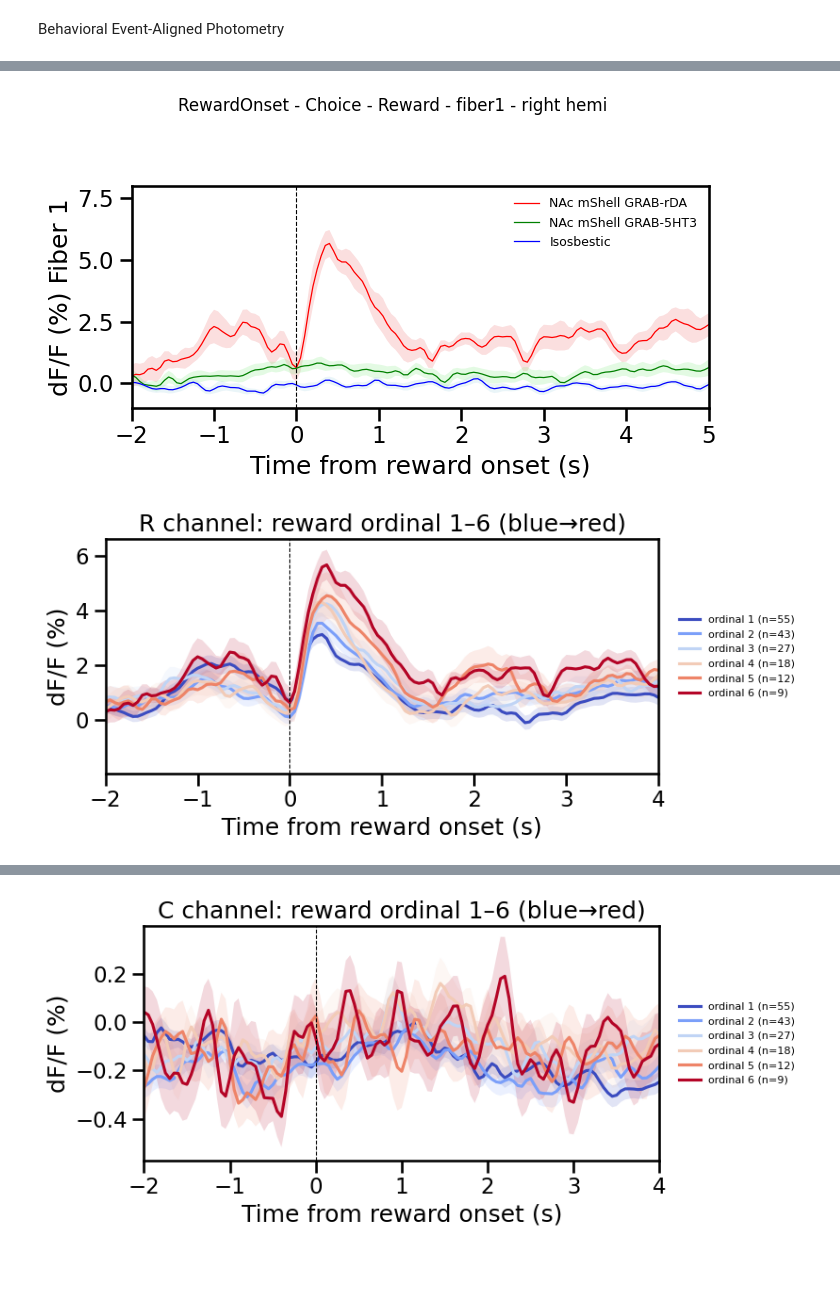
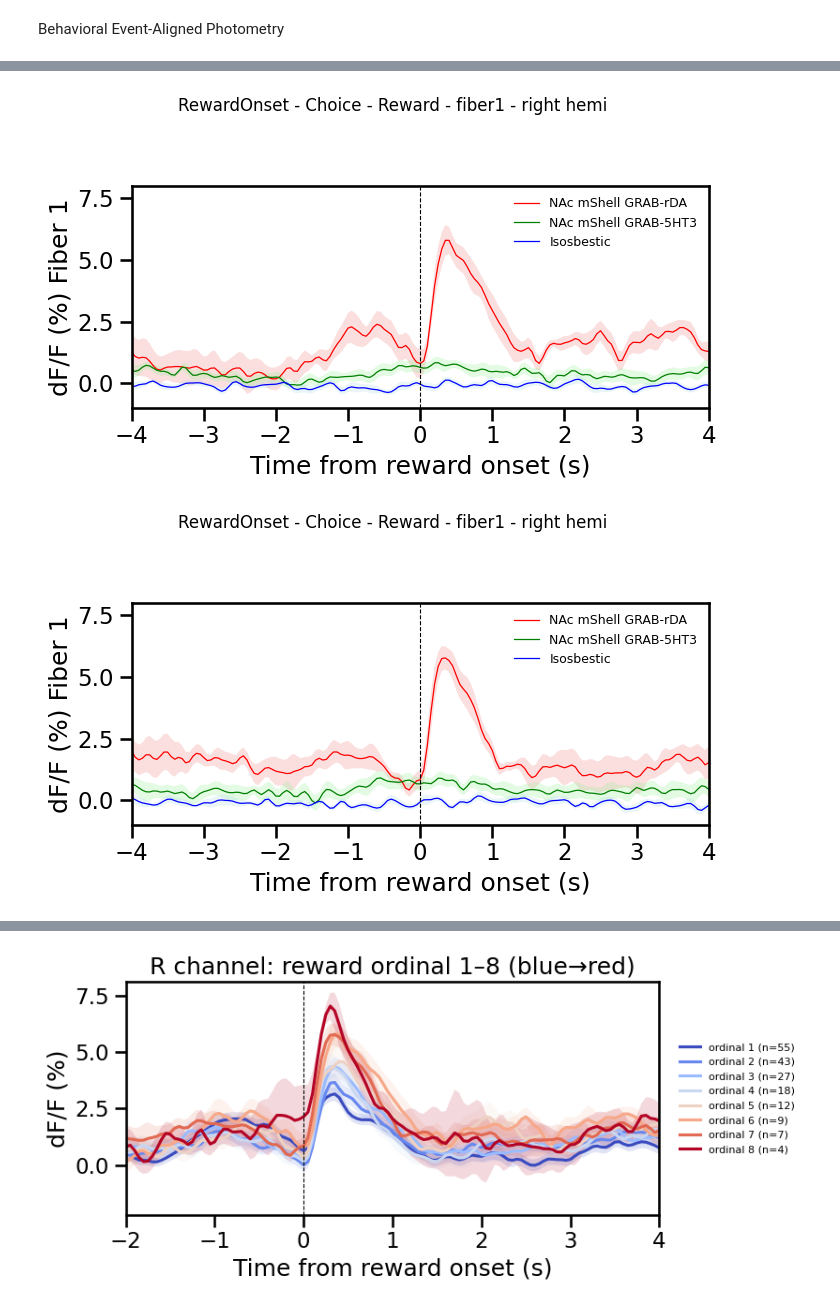
Before and after one commit to jasonyslee/Aind.Behavior.VrForaging.Analysis, a Jupyter notebook: notebooks/BehaviorAnalysis/General/evaluate_behavior_with_FIP_v6.ipynb, the cells around one changed output, grey strips where cells are left out. Saved outputs shown, nothing was run; the diff lists cells and outputs as text; code cells hidden in the pictures; blank space fills up the shorter version.

```diff
--- a/notebooks/BehaviorAnalysis/General/evaluate_behavior_with_FIP_v6.ipynb
+++ b/notebooks/BehaviorAnalysis/General/evaluate_behavior_with_FIP_v6.ipynb
@@ -1114,17 +1103,13 @@ import numpy as np
 import matplotlib.pyplot as plt
 
 def plot_photometry_psth(
-    all_epochs,
-    data1,
-    Ctrl_dF_F,
-    G_dF_F,
-    R_dF_F,
+    all_epochs, data1, Ctrl_dF_F, G_dF_F, R_dF_F,
     *,
     alignment="OdorSite",      # 'OdorSite', 'RewardOnset', 'InterPatch', 'InterSite'
     is_reward=True,            # True / False
     subject=subject_ID,            # 788731 / 810351 / ...
     hemisphere="Right",        # "Left" / "Right"
-    preW=40,
+    preW=80,
     postW=200,
     fs=20,
     save_fig=False,             # whether to save figure
@@ -1132,15 +1117,6 @@ def plot_photometry_psth(
     xlims=(-2, 6),
     ylims=(-5, 5),
 ):
-    """
-    Wrapper that uses config dicts so you only pass a few high-level params.
-
-    If save_fig is True, saves both:
-        <outfile_base>.svg and <outfile_base>.jpg
-
-    If outfile_base is None, a default is constructed like:
-        m788731_OdorSite_rewarded_fiber1_right
-    """
 
     # ---- look up config ----
     align_cfg  = ALIGNMENT_CFG[alignment]
@@ -1183,10 +1159,9 @@ def plot_photometry_psth(
         preW=preW,
         postW=postW,
         fs=fs,
-        baseline_frames=baseFrames,        # << key line
+        baseline_frames=baseFrames,
         baseline_win_s=(-2.0, 0.0),
     )
-
 
     # ---- plotting ----
     fig = plt.figure(figsize=(7, 4))
@@ -1244,21 +1219,15 @@ def plot_photometry_psth(
         "jpg_path": jpg_path,
     }
 # %%
-
-import os
-import numpy as np
-import pandas as pd
-import matplotlib.pyplot as plt
+##Reward Ordinal function
 
 #Settings
 alignment = "RewardOnset"
 hemisphere = "Right"
 save_ordinal_jpg = True
-import os
 
 outdir = os.path.join("ordinal_plots", str(subject_ID))
 os.makedirs(outdir, exist_ok=True)
-
 
 def all_epochs_only_reward_ordinal(all_epochs, *, alignment="OdorSite", ordinal=1, is_reward=True):
     """
@@ -1295,7 +1264,7 @@ def all_epochs_only_reward_ordinal(all_epochs, *, alignment="OdorSite", ordinal=
 # run ordinal 1-3
 ordinal_results = {}
 
-for k in [1, 2, 3, 4, 5, 6]:
+for k in [1, 2, 3, 4, 5, 6, 7, 8]:
     ae_k, mask_k = all_epochs_only_reward_ordinal(all_epochs, alignment="OdorSite", ordinal=k, is_reward=True)
     n_events = int(mask_k.sum())
     print(f"ordinal {k}: n_events = {n_events}")
@@ -1311,10 +1280,10 @@ for k in [1, 2, 3, 4, 5, 6]:
         R_dF_F,
         alignment=alignment,
         is_reward=True,
-        subject=subject_ID,        # <-- set yours
-        hemisphere=hemisphere,    # <-- set yours
+        subject=subject_ID,
+        hemisphere=hemisphere,
         save_fig=False,
-        xlims=(-2, 5),
+        xlims=(-4, 4),
         ylims=(-1, 8),
     )
     ordinal_results[k] = res
@@ -1338,7 +1307,7 @@ for k, res in ordinal_results.items():
 import matplotlib as mpl
 import matplotlib.pyplot as plt
 
-ordinals_to_plot = [1, 2, 3, 4, 5, 6]
+ordinals_to_plot = [1, 2, 3, 4, 5, 6, 7, 8]
 
 # Blue -> Red gradient (use "coolwarm"; you can also try "bwr")
 cmap = mpl.cm.get_cmap("coolwarm")
@@ -1375,7 +1344,7 @@ for ch_name in ["R", "G", "C"]:
     ax.axvline(0, color="k", ls="--", lw=0.8)
     ax.set_xlabel(ALIGNMENT_CFG.get(alignment, {}).get("xlabel", f"Time from {alignment} (s)"))
     ax.set_ylabel("dF/F (%)")
-    ax.set_title(f"{ch_name} channel: reward ordinal 1–6 (blue→red)")
+    ax.set_title(f"{ch_name} channel: reward ordinal 1–8 (blue→red)")
 
     # legend outside (right)
     ax.legend(
@@ -1409,2 +1380,2 @@ ordinal 6: n_events = 9
-[figure, old version]
+[figure, new version]
-[figure, old version]
+[figure, new version]
@@ -1412 +1383 @@ ordinal 6: n_events = 9
-[figure, old version]
+[figure, new version]
```
Also changed, not shown: parts of 16 cells of this notebook, 7 other files.
